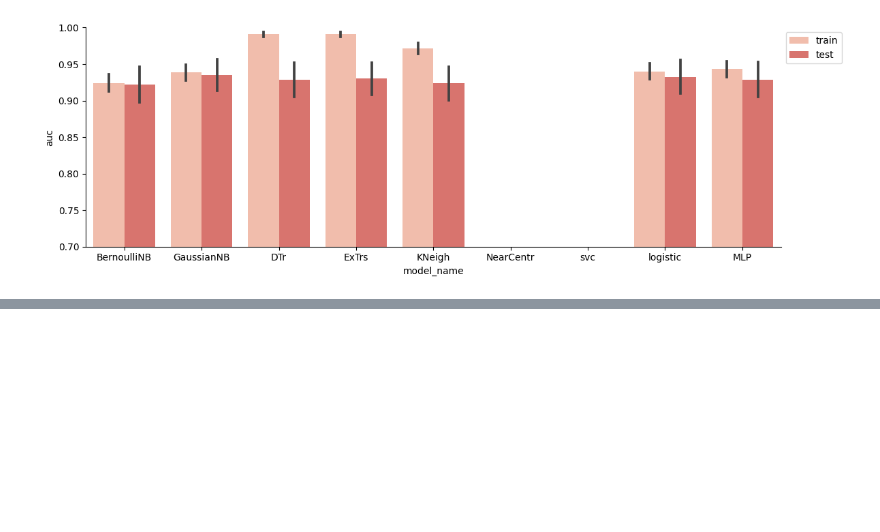
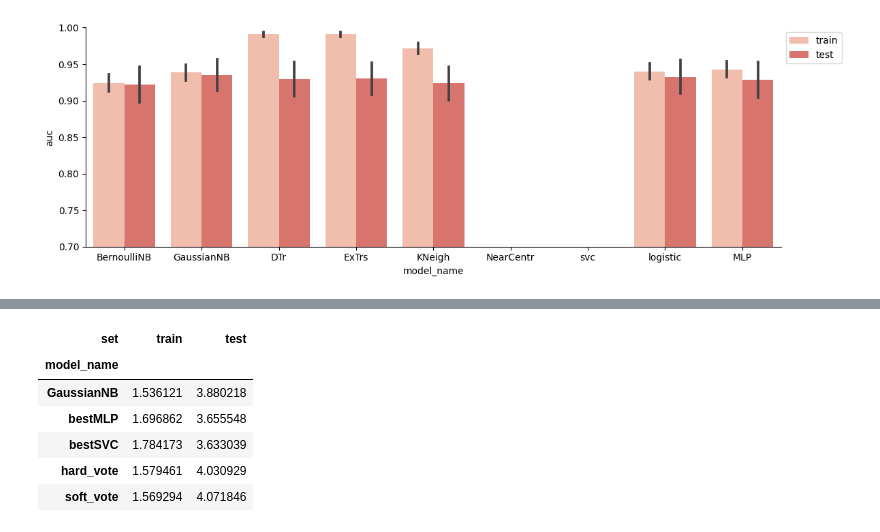
Before and after one commit to maikelps/SleepDisorder, a Jupyter notebook: ML_Assessment.ipynb, the cells around one changed output, grey strips where cells are left out. Cells and saved outputs as stored; diff of their text form; code cells hidden in the pictures; blank space fills up the shorter version.

```diff
--- a/ML_Assessment.ipynb
+++ b/ML_Assessment.ipynb
@@ -193,0 +338,11 @@ For the last two, there's a slighly higher overfitting. The testing set evaluati
+# %%
+# Quick  look to the average performance
+result2_df.groupby(by=['model_name','set']).agg({'std'}).loc[:,'recall'].unstack().droplevel(0,axis=1).filter(['train','test'])*100
+# %% [output]
+| set | train | test |
+| model_name |  |  |
+| GaussianNB | 1.536121 | 3.880218 |
+| bestMLP | 1.696862 | 3.655548 |
+| bestSVC | 1.784173 | 3.633039 |
+| hard_vote | 1.579461 | 4.030929 |
+| soft_vote | 1.569294 | 4.071846 |
```
Also changed, not shown: parts of 20 cells of this notebook, 4 other files.
